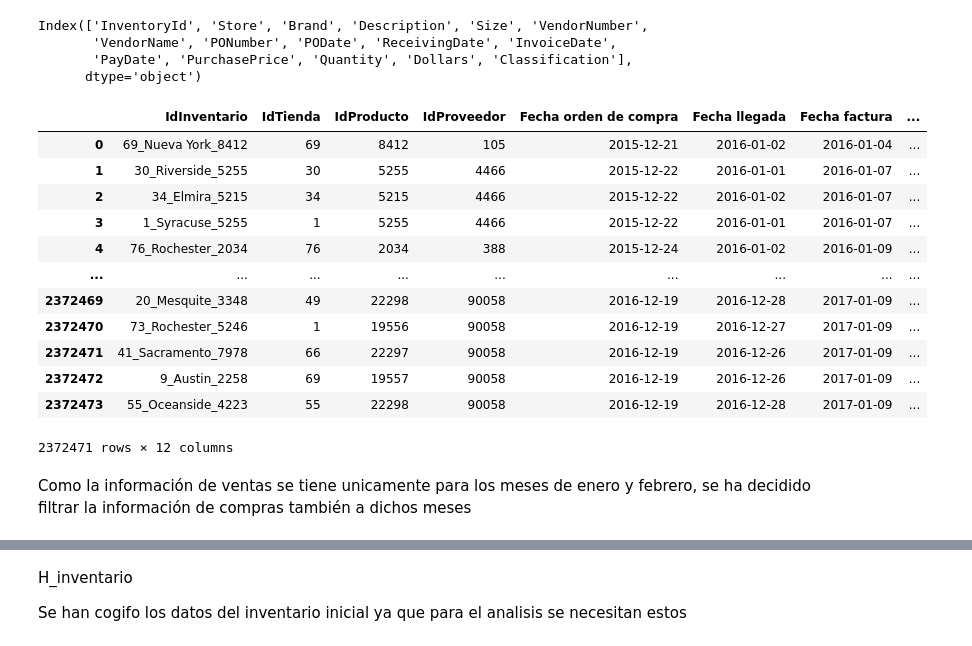
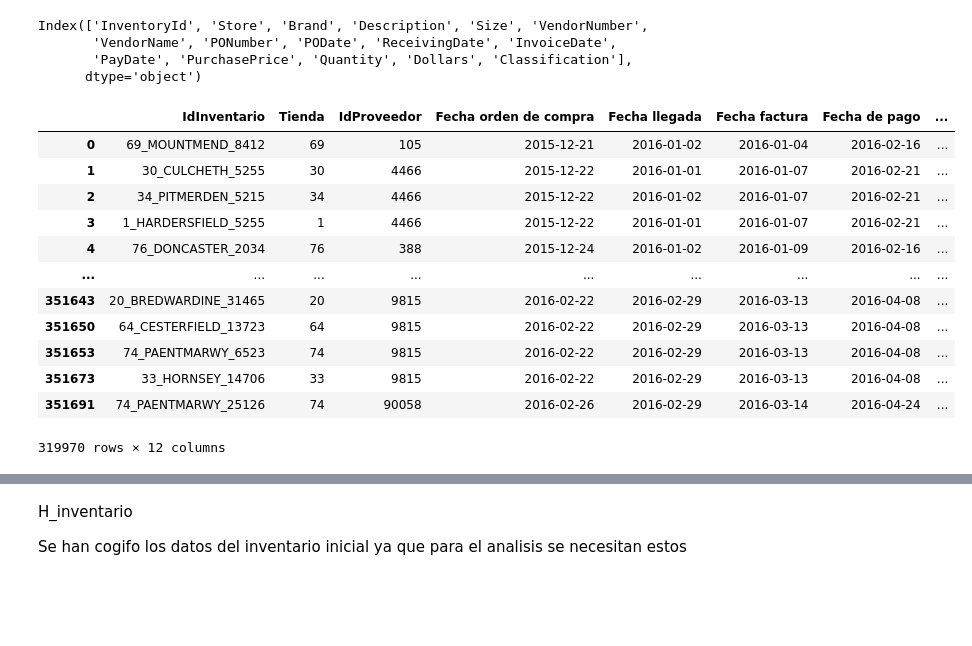
Before and after one commit to isabelunamuno/TFM, a Jupyter notebook: Visual Studio Code/Procesamiento1.ipynb, the cells around one changed output, grey strips where cells are left out. Cells and saved outputs as stored; diff of their text form; code cells hidden in the pictures; blank space fills up the shorter version.

```diff
--- a/Visual Studio Code/Procesamiento1.ipynb
+++ b/Visual Studio Code/Procesamiento1.ipynb
@@ -248,13 +248,12 @@ store_46_rows
 1880 rows × 9 columns
 # %%
 #Tratamiento de los Missing
-
 #A.1
 inventario_final["City"] = inventario_final["City"].fillna("TYWARDREATH")
 
 #A.2
 compras = compras[compras['Size'].notna()]
-#purchases = compras[compras['Size'].dropna()]
+inventario_final=inventario_final[compras['Size'].notna()]
 
 #A.3
 factura_compras = factura_compras.drop(['Approval'], axis=1)
@@ -479,24 +451,3 @@ inventario_final['InventoryId'] = inventario_final['Store'] + '_' + inventario_f
-# %%
-# Convertir 'Store' y 'Brand' a cadenas de caracteres
-ventas['Store'] = ventas['Store'].astype(str)
-ventas['Brand'] = ventas['Brand'].astype(str)
-
-# Fusionar 'sales' y 'begin_inventory' en función de 'Store' y 'Brand'
-merged_sales = pd.merge(ventas, inventario_inicial[['Store', 'Brand', 'InventoryId']], on=['Store', 'Brand'], how='left')
-
-# Actualizar 'InventoryId' en 'sales' con los valores fusionados
-ventas['InventoryId'] = merged_sales['InventoryId_y']
-
-
-#Lo mismo para la tabla compras
-compras['Store'] = compras['Store'].astype(str)
-compras['Brand'] = compras['Brand'].astype(str)
-
-# Fusionar 'sales' y 'begin_inventory' en función de 'Store' y 'Brand'
-merged_sales = pd.merge(compras, inventario_inicial[['Store', 'Brand', 'InventoryId']], on=['Store', 'Brand'], how='left')
-
-# Actualizar 'InventoryId' en 'sales' con los valores fusionados
-compras['InventoryId'] = merged_sales['InventoryId_y']
 # %% [markdown]
 Comprobar que se ha realizado el cambio correctamente
 # %%
@@ -725,31 +766,38 @@ Index(['InventoryId', 'Store', 'Brand', 'Description', 'Size', 'VendorNumber',
        'PayDate', 'PurchasePrice', 'Quantity', 'Dollars', 'Classification'],
       dtype='object')
 # %%
-H_compras = compras[['InventoryId','Store','Brand','VendorNumber','PODate','ReceivingDate','InvoiceDate','PayDate','PurchasePrice','Quantity','Dollars']]
-H_compras.columns=['IdInventario','IdTienda','IdProducto','IdProveedor','Fecha orden de compra','Fecha llegada','Fecha factura','Fecha de pago','Precio compra unidad','Unidades compradas','Coste compras']
+H_compras = compras[['InventoryId','Store','VendorNumber','PODate','ReceivingDate','InvoiceDate','PayDate','PurchasePrice','Quantity','Dollars']]
+H_compras.columns=['IdInventario','Tienda','IdProveedor','Fecha orden de compra','Fecha llegada','Fecha factura','Fecha de pago','Precio compra unidad','Unidades compradas','Coste compras']
+
+#Crear la nueva columna
+H_compras['Producto_marca'] = compras['Description'].astype(str)+ '_' + compras['Brand'].astype(str)
 
 # Convertir las columnas 'Fecha llegada' y 'Fecha orden de compra' a formato datetime
 H_compras['Fecha llegada'] = pd.to_datetime(H_compras['Fecha llegada'], format='%d/%m/%Y')
 H_compras['Fecha orden de compra'] = pd.to_datetime(H_compras['Fecha orden de compra'], format='%d/%m/%Y')
 H_compras['Fecha factura'] = pd.to_datetime(H_compras['Fecha factura'], format='%d/%m/%Y')
 H_compras['Fecha de pago'] = pd.to_datetime(H_compras['Fecha de pago'], format='%d/%m/%Y')
 
 # Calcular el 'Plazo de entrega' restando las dos columnas de fechas
 H_compras['Plazo de entrega'] = H_compras['Fecha llegada'] - H_compras['Fecha orden de compra']
+
+# Como la información de ventas se tiene unicamente para los meses de enero y febrero, se ha decidido filtrar la infon de compras
+# Filtrar las filas por el rango de fechas deseado
+fecha_inicio = '01/01/2016'
+fecha_fin = '29/02/2016'
+H_compras = H_compras[(H_compras['Fecha llegada'] >= fecha_inicio) & (H_compras['Fecha llegada'] <= fecha_fin)]
 H_compras
 # %% [output]
-|  | IdInventario | IdTienda | IdProducto | IdProveedor | Fecha orden de compra | Fecha llegada | Fecha factura | ... |
-| 0 | 69_Nueva York_8412 | 69 | 8412 | 105 | 2015-12-21 | 2016-01-02 | 2016-01-04 | ... |
-| 1 | 30_Riverside_5255 | 30 | 5255 | 4466 | 2015-12-22 | 2016-01-01 | 2016-01-07 | ... |
-| 2 | 34_Elmira_5215 | 34 | 5215 | 4466 | 2015-12-22 | 2016-01-02 | 2016-01-07 | ... |
-| 3 | 1_Syracuse_5255 | 1 | 5255 | 4466 | 2015-12-22 | 2016-01-01 | 2016-01-07 | ... |
-| 4 | 76_Rochester_2034 | 76 | 2034 | 388 | 2015-12-24 | 2016-01-02 | 2016-01-09 | ... |
+|  | IdInventario | Tienda | IdProveedor | Fecha orden de compra | Fecha llegada | Fecha factura | Fecha de pago | ... |
+| 0 | 69_MOUNTMEND_8412 | 69 | 105 | 2015-12-21 | 2016-01-02 | 2016-01-04 | 2016-02-16 | ... |
+| 1 | 30_CULCHETH_5255 | 30 | 4466 | 2015-12-22 | 2016-01-01 | 2016-01-07 | 2016-02-21 | ... |
+| 2 | 34_PITMERDEN_5215 | 34 | 4466 | 2015-12-22 | 2016-01-02 | 2016-01-07 | 2016-02-21 | ... |
+| 3 | 1_HARDERSFIELD_5255 | 1 | 4466 | 2015-12-22 | 2016-01-01 | 2016-01-07 | 2016-02-21 | ... |
+| 4 | 76_DONCASTER_2034 | 76 | 388 | 2015-12-24 | 2016-01-02 | 2016-01-09 | 2016-02-16 | ... |
 | ... | ... | ... | ... | ... | ... | ... | ... | ... |
-| 2372469 | 20_Mesquite_3348 | 49 | 22298 | 90058 | 2016-12-19 | 2016-12-28 | 2017-01-09 | ... |
-| 2372470 | 73_Rochester_5246 | 1 | 19556 | 90058 | 2016-12-19 | 2016-12-27 | 2017-01-09 | ... |
-| 2372471 | 41_Sacramento_7978 | 66 | 22297 | 90058 | 2016-12-19 | 2016-12-26 | 2017-01-09 | ... |
-| 2372472 | 9_Austin_2258 | 69 | 19557 | 90058 | 2016-12-19 | 2016-12-26 | 2017-01-09 | ... |
-| 2372473 | 55_Oceanside_4223 | 55 | 22298 | 90058 | 2016-12-19 | 2016-12-28 | 2017-01-09 | ... |
+| 351643 | 20_BREDWARDINE_31465 | 20 | 9815 | 2016-02-22 | 2016-02-29 | 2016-03-13 | 2016-04-08 | ... |
+| 351650 | 64_CESTERFIELD_13723 | 64 | 9815 | 2016-02-22 | 2016-02-29 | 2016-03-13 | 2016-04-08 | ... |
+| 351653 | 74_PAENTMARWY_6523 | 74 | 9815 | 2016-02-22 | 2016-02-29 | 2016-03-13 | 2016-04-08 | ... |
+| 351673 | 33_HORNSEY_14706 | 33 | 9815 | 2016-02-22 | 2016-02-29 | 2016-03-13 | 2016-04-08 | ... |
+| 351691 | 74_PAENTMARWY_25126 | 74 | 90058 | 2016-02-26 | 2016-02-29 | 2016-03-14 | 2016-04-24 | ... |
-2372471 rows × 12 columns
+319970 rows × 12 columns
-# %% [markdown]
-Como la información de ventas se tiene unicamente para los meses de enero y febrero, se ha decidido filtrar la información de compras también a dichos meses
```
Also changed, not shown: parts of 60 cells of this notebook, 1 other file.
